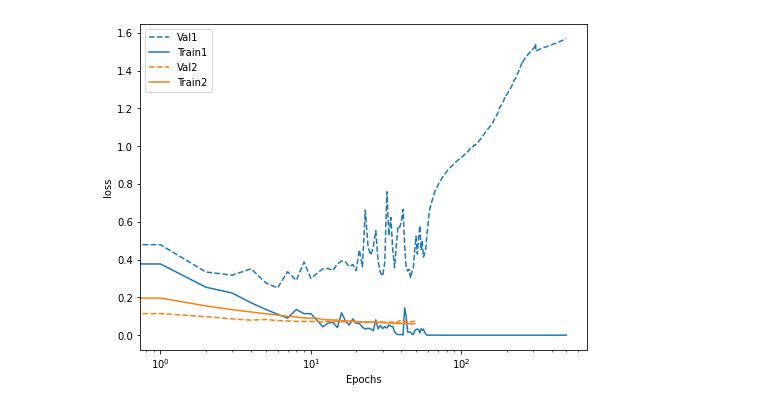
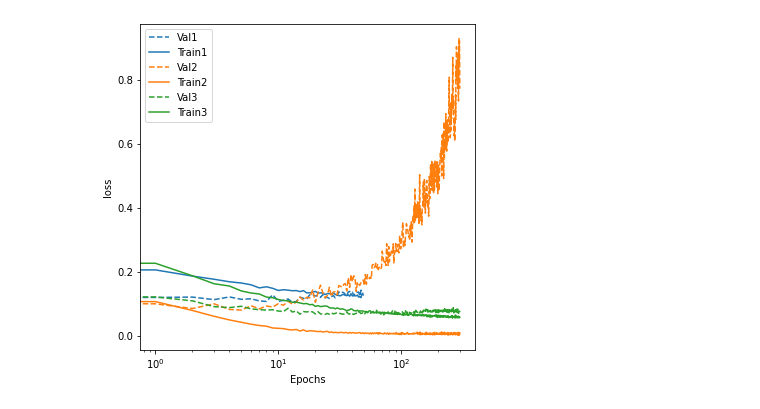
Before and after one commit to ARtMo74/nn, a Jupyter notebook: notebook.ipynb, the cells around one changed output. Saved outputs shown, nothing was run; the diff lists cells and outputs as text; code cells hidden in the pictures.

```diff
--- a/notebook.ipynb
+++ b/notebook.ipynb
@@ -60,17 +39,13 @@ Epoch 50/50
-# %%
-x_train, y_train = x_train[0:10000:,:], y_train[0:10000]
 # %%
-model1 = tf.keras.models.Sequential([
+model2 = tf.keras.models.Sequential([
   tf.keras.layers.Flatten(input_shape=(28, 28)),
-  tf.keras.layers.Dense(10000, activation=tf.nn.relu),
-  tf.keras.layers.Dense(10000, activation=tf.nn.relu),
-  tf.keras.layers.Dense(10000, activation=tf.nn.relu),
-  tf.keras.layers.Dense(10000, activation=tf.nn.relu),
-  tf.keras.layers.Dense(10000, activation=tf.nn.relu),
+  tf.keras.layers.Dense(100, activation=tf.nn.relu),
+  tf.keras.layers.Dense(100, activation=tf.nn.relu),
+  tf.keras.layers.Dense(100, activation=tf.nn.relu),
   tf.keras.layers.Dense(10, activation=tf.nn.softmax)
 ])
-model1.compile(optimizer=tf.keras.optimizers.Adam(learning_rate=0.001),
+model2.compile(optimizer=tf.keras.optimizers.Adam(learning_rate=0.001),
               loss=tf.keras.losses.sparse_categorical_crossentropy,
               metrics=['accuracy'])
-history1 = model1.fit(x_train, y_train, epochs=500, validation_data=(x_test, y_test))
+history2 = model2.fit(x_train, y_train, epochs=300, validation_data=(x_test, y_test))
 # %% [output]
@@ -93,0 +69,16 @@ Epoch 500/500
+# %%
+model3 = tf.keras.models.Sequential([
+  tf.keras.layers.Flatten(input_shape=(28, 28)),
+  tf.keras.layers.Dropout(0.2),
+  tf.keras.layers.Dense(100, activation=tf.nn.relu),
+  tf.keras.layers.Dropout(0.2),
+  tf.keras.layers.Dense(100, activation=tf.nn.relu),
+  tf.keras.layers.Dropout(0.2),
+  tf.keras.layers.Dense(100, activation=tf.nn.relu),
+  tf.keras.layers.Dropout(0.2),
+  tf.keras.layers.Dense(10, activation=tf.nn.softmax)
+])
+model3.compile(optimizer=tf.keras.optimizers.Adam(learning_rate=0.001),
+              loss=tf.keras.losses.sparse_categorical_crossentropy,
+              metrics=['accuracy'])
+history3 = model3.fit(x_train, y_train, epochs=300, validation_data=(x_test, y_test))
@@ -94,19 +103,25 @@ Epoch 500/500
 # %%
-plt.figure(figsize=(8,6))
+plt.figure(figsize=(6,6))
 plt.xlabel('Epochs')
 plt.ylabel("loss")
+
 val = plt.plot(history1.epoch, history1.history['val_'+'loss'],
                    '--', label='Val1')
-plt.plot(history1.epoch, history1.history["loss"], color=val[0].get_color(),
+plt.plot(history1.epoch, history1.history["loss"], color = val[0].get_color(),
              label='Train1')
+
 val = plt.plot(history2.epoch, history2.history['val_'+'loss'],
                    '--', label='Val2')
 plt.plot(history2.epoch, history2.history["loss"], color = val[0].get_color(),
              label='Train2')
+
+val = plt.plot(history3.epoch, history3.history['val_'+'loss'],
+                   '--', label='Val3')
+plt.plot(history3.epoch, history3.history["loss"], color = val[0].get_color(),
+             label='Train3')
 plt.legend()
 #plt.xlim([0, max(history1.epoch + history2.epoch)])
-#plt.ylim([0, 0.5])
 plt.xscale("log")
 plt.show()
 # %% [output]
-[figure, old version]
+[figure, new version]
```
Also changed, not shown: parts of 4 cells of this notebook.
